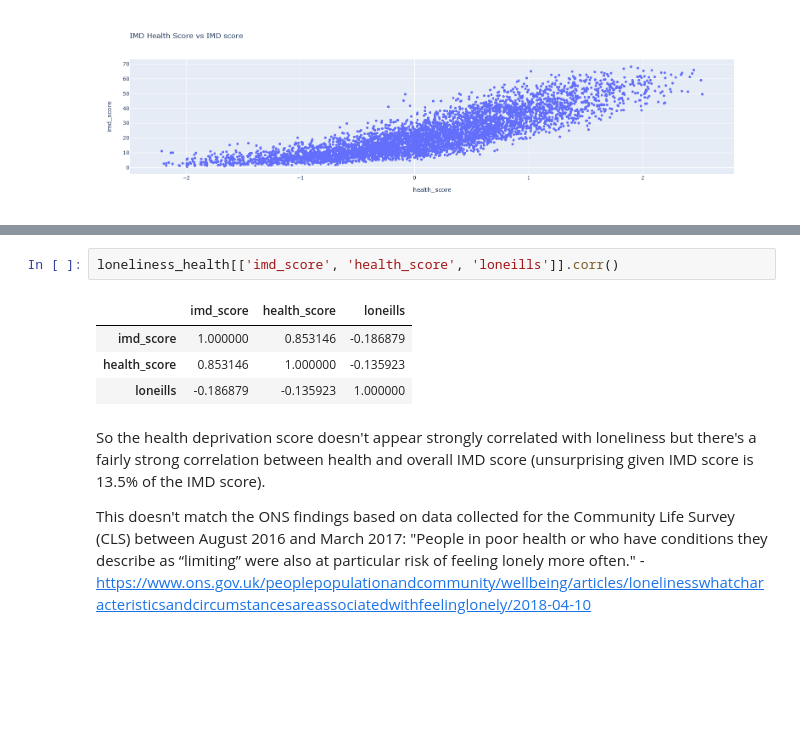
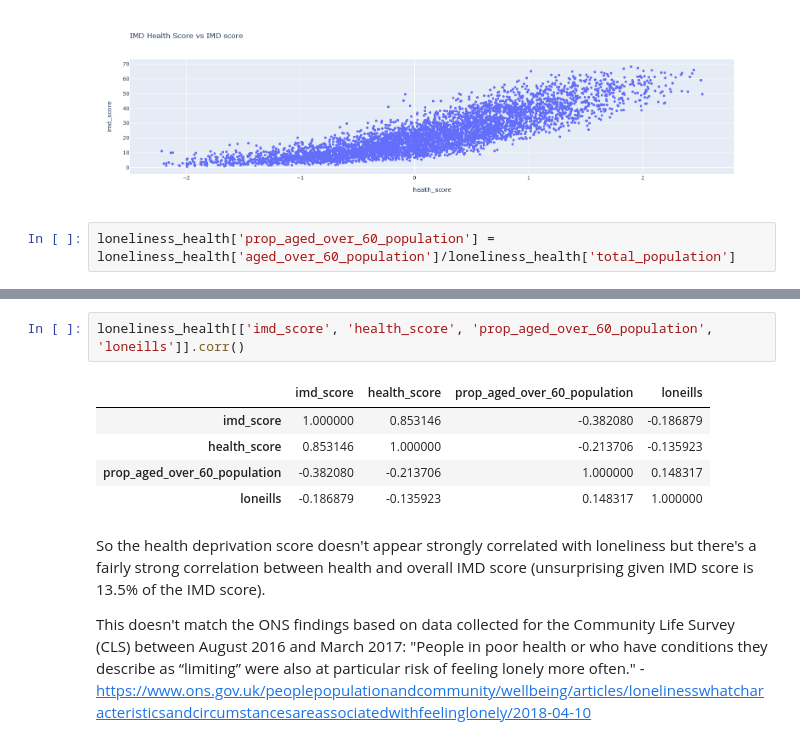
Before and after one commit to TamsinHu/Loneliness_study, a Jupyter notebook: Loneliness and health without outliers.ipynb, the cells around one changed output, grey strips where cells are left out. Cells and saved outputs as stored; diff of their text form; blank space fills up the shorter version.

Commit message:
look at older population rather than health to explain loneliness

```diff
--- a/Loneliness and health without outliers.ipynb
+++ b/Loneliness and health without outliers.ipynb
@@ -72,3 +72,5 @@ fig = px.scatter(loneliness_health, y='imd_score', x='health_score', title='IMD
 fig.show()
 # %% [output]
 [figure]
+# %%
+loneliness_health['prop_aged_over_60_population'] = loneliness_health['aged_over_60_population']/loneliness_health['total_population']
@@ -75,10 +87,11 @@ fig.show()
 # %%
-loneliness_health[['imd_score', 'health_score', 'loneills']].corr()
+loneliness_health[['imd_score', 'health_score', 'prop_aged_over_60_population', 'loneills']].corr()
 # %% [output]
-|  | imd_score | health_score | loneills |
-| imd_score | 1.000000 | 0.853146 | -0.186879 |
-| health_score | 0.853146 | 1.000000 | -0.135923 |
-| loneills | -0.186879 | -0.135923 | 1.000000 |
+|  | imd_score | health_score | prop_aged_over_60_population | loneills |
+| imd_score | 1.000000 | 0.853146 | -0.382080 | -0.186879 |
+| health_score | 0.853146 | 1.000000 | -0.213706 | -0.135923 |
+| prop_aged_over_60_population | -0.382080 | -0.213706 | 1.000000 | 0.148317 |
+| loneills | -0.186879 | -0.135923 | 0.148317 | 1.000000 |
 # %% [markdown]
 So the health deprivation score doesn't appear strongly correlated with loneliness but there's a fairly strong correlation between health and overall IMD score (unsurprising given IMD score is 13.5% of the IMD score).
 
```
Also changed, not shown: parts of 6 cells of this notebook.
